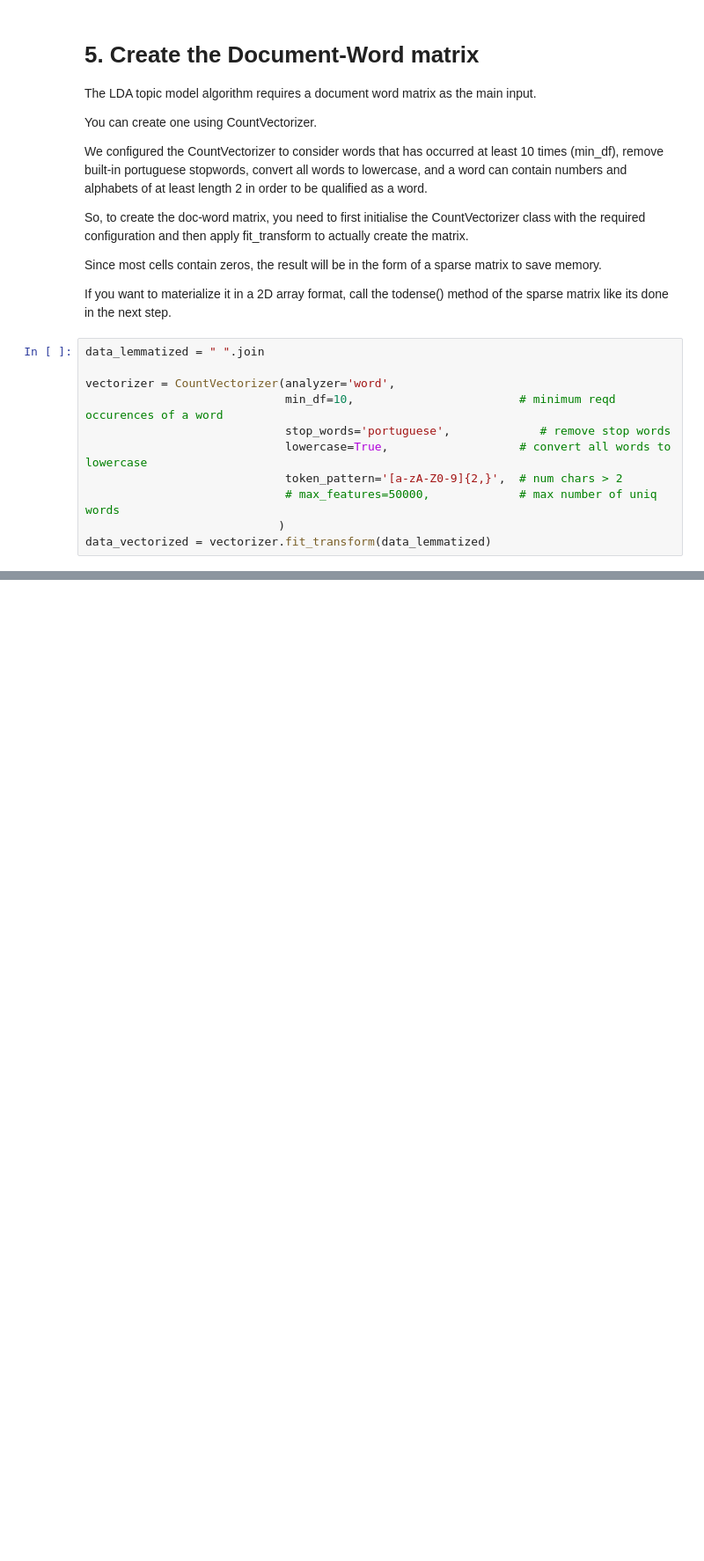
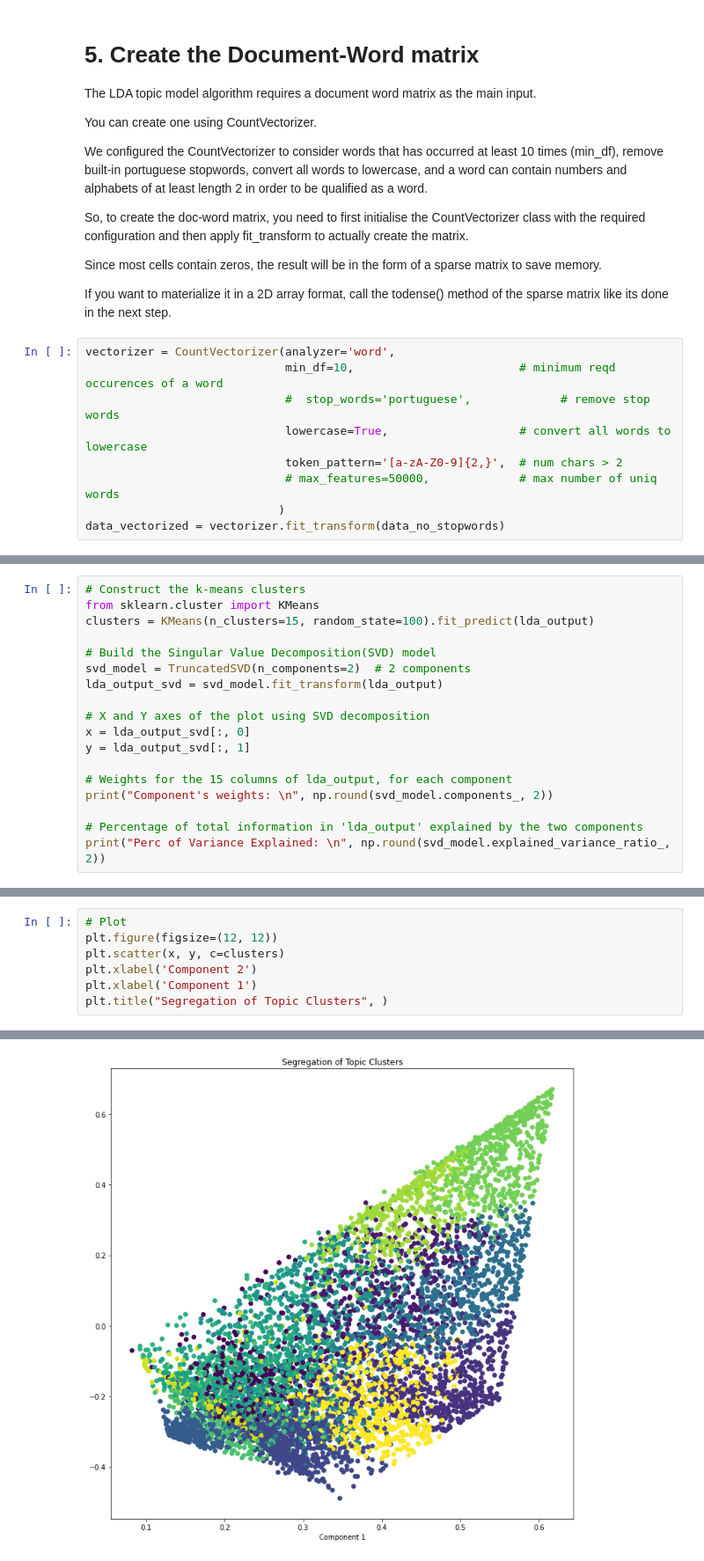
Before and after one commit to wainejr/CSB51, a Jupyter notebook: 02 - Analise exploratoria/LDA.ipynb, the cells around one changed output, grey strips where cells are left out. Shown at 88% size. Drawn from its saved outputs; the diff is of its cells as text; blank space fills up the shorter version.

```diff
--- a/02 - Analise exploratoria/LDA.ipynb
+++ b/02 - Analise exploratoria/LDA.ipynb
@@ -129,13 +133,11 @@ Since most cells contain zeros, the result will be in the form of a sparse matri
 
 If you want to materialize it in a 2D array format, call the todense() method of the sparse matrix like its done in the next step.
 # %%
-data_lemmatized = " ".join
-
 vectorizer = CountVectorizer(analyzer='word',
                              min_df=10,                        # minimum reqd occurences of a word
-                             stop_words='portuguese',             # remove stop words
+                             #  stop_words='portuguese',             # remove stop words
                              lowercase=True,                   # convert all words to lowercase
                              token_pattern='[a-zA-Z0-9]{2,}',  # num chars > 2
                              # max_features=50000,             # max number of uniq words
                             )
-data_vectorized = vectorizer.fit_transform(data_lemmatized)
+data_vectorized = vectorizer.fit_transform(data_no_stopwords)
@@ -143,0 +461,18 @@ ValueError: not a built-in stop list: portuguese
+# %%
+# Construct the k-means clusters
+from sklearn.cluster import KMeans
+clusters = KMeans(n_clusters=15, random_state=100).fit_predict(lda_output)
+
+# Build the Singular Value Decomposition(SVD) model
+svd_model = TruncatedSVD(n_components=2)  # 2 components
+lda_output_svd = svd_model.fit_transform(lda_output)
+
+# X and Y axes of the plot using SVD decomposition
+x = lda_output_svd[:, 0]
+y = lda_output_svd[:, 1]
+
+# Weights for the 15 columns of lda_output, for each component
+print("Component's weights: \n", np.round(svd_model.components_, 2))
+
+# Percentage of total information in 'lda_output' explained by the two components
+print("Perc of Variance Explained: \n", np.round(svd_model.explained_variance_ratio_, 2))
@@ -143,0 +485,8 @@ ValueError: not a built-in stop list: portuguese
+# %%
+# Plot
+plt.figure(figsize=(12, 12))
+plt.scatter(x, y, c=clusters)
+plt.xlabel('Component 2')
+plt.xlabel('Component 1')
+plt.title("Segregation of Topic Clusters", )
+# %% [output]
@@ -143,0 +494 @@ ValueError: not a built-in stop list: portuguese
+[figure, added]
```
Also changed, not shown: parts of 33 cells of this notebook, 3 other files.
